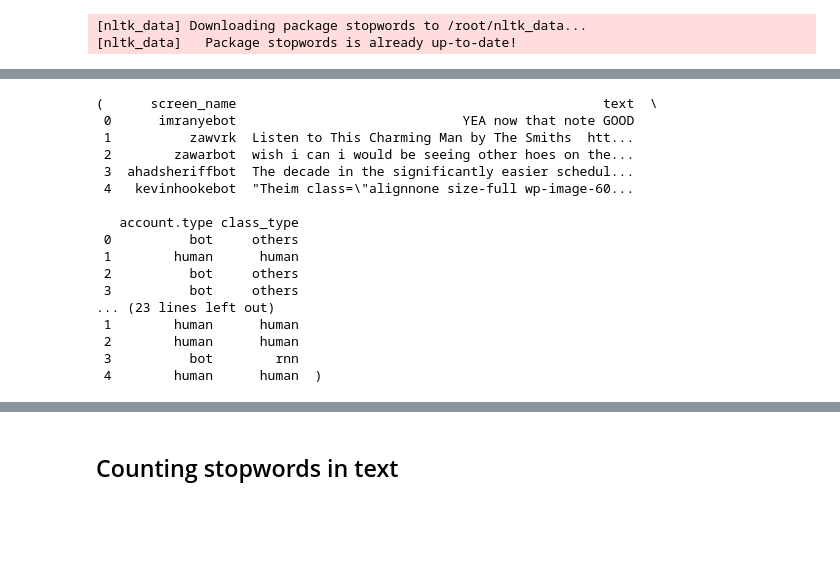
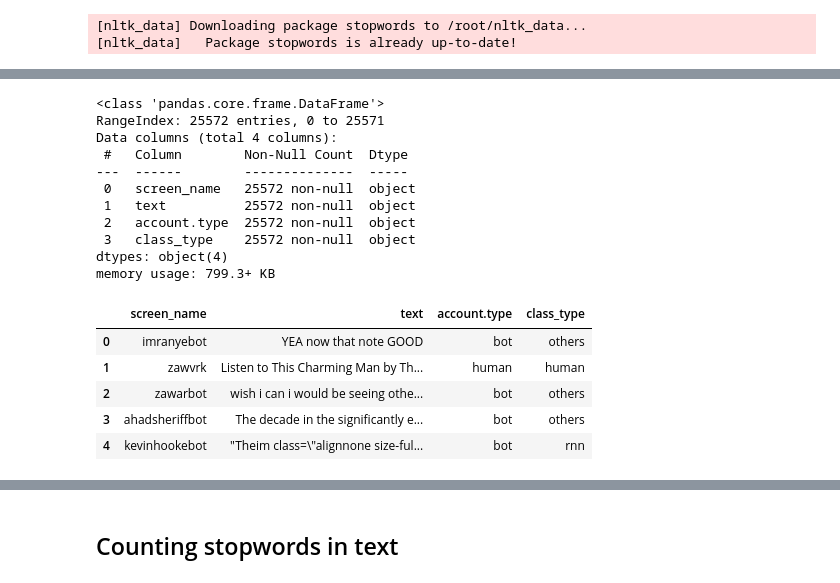
Before and after one commit to hstoklosa/fake-tweets-detection, a Jupyter notebook: eda.ipynb, the cells around one changed output, grey strips where cells are left out. Drawn from its saved outputs; the diff is of its cells as text; code cells hidden in the pictures; blank space fills up the shorter version.

Commit message:
chore: print statistics from the data

```diff
--- a/eda.ipynb
+++ b/eda.ipynb
@@ -42,20 +52,23 @@ df = pd.concat([train_df, val_df, test_df], ignore_index=True)
+# %%
+df.info()
+# %% [output]
+<class 'pandas.core.frame.DataFrame'>
+RangeIndex: 25572 entries, 0 to 25571
+Data columns (total 4 columns):
+ #   Column        Non-Null Count  Dtype
+---  ------        --------------  -----
+ 0   screen_name   25572 non-null  object
+ 1   text          25572 non-null  object
+ 2   account.type  25572 non-null  object
+ 3   class_type    25572 non-null  object
+dtypes: object(4)
+memory usage: 799.3+ KB
 # %%
-train_df.head(), val_df.head(), test_df.head()
+train_df.head()
 # %% [output]
-(      screen_name                                               text  \
- 0      imranyebot                             YEA now that note GOOD
- 1          zawvrk  Listen to This Charming Man by The Smiths  htt...
- 2        zawarbot  wish i can i would be seeing other hoes on the...
- 3  ahadsheriffbot  The decade in the significantly easier schedul...
- 4   kevinhookebot  "Theim class=\"alignnone size-full wp-image-60...
-
-   account.type class_type
- 0          bot     others
- 1        human      human
- 2          bot     others
- 3          bot     others
-... (23 lines left out)
- 1        human      human
- 2        human      human
- 3          bot        rnn
- 4        human      human  )
+|  | screen_name | text | account.type | class_type |
+| 0 | imranyebot | YEA now that note GOOD | bot | others |
+| 1 | zawvrk | Listen to This Charming Man by Th... | human | human |
+| 2 | zawarbot | wish i can i would be seeing othe... | bot | others |
+| 3 | ahadsheriffbot | The decade in the significantly e... | bot | others |
+| 4 | kevinhookebot | "Theim class=\"alignnone size-ful... | bot | rnn |
```
Also changed, not shown: parts of 5 cells of this notebook.
